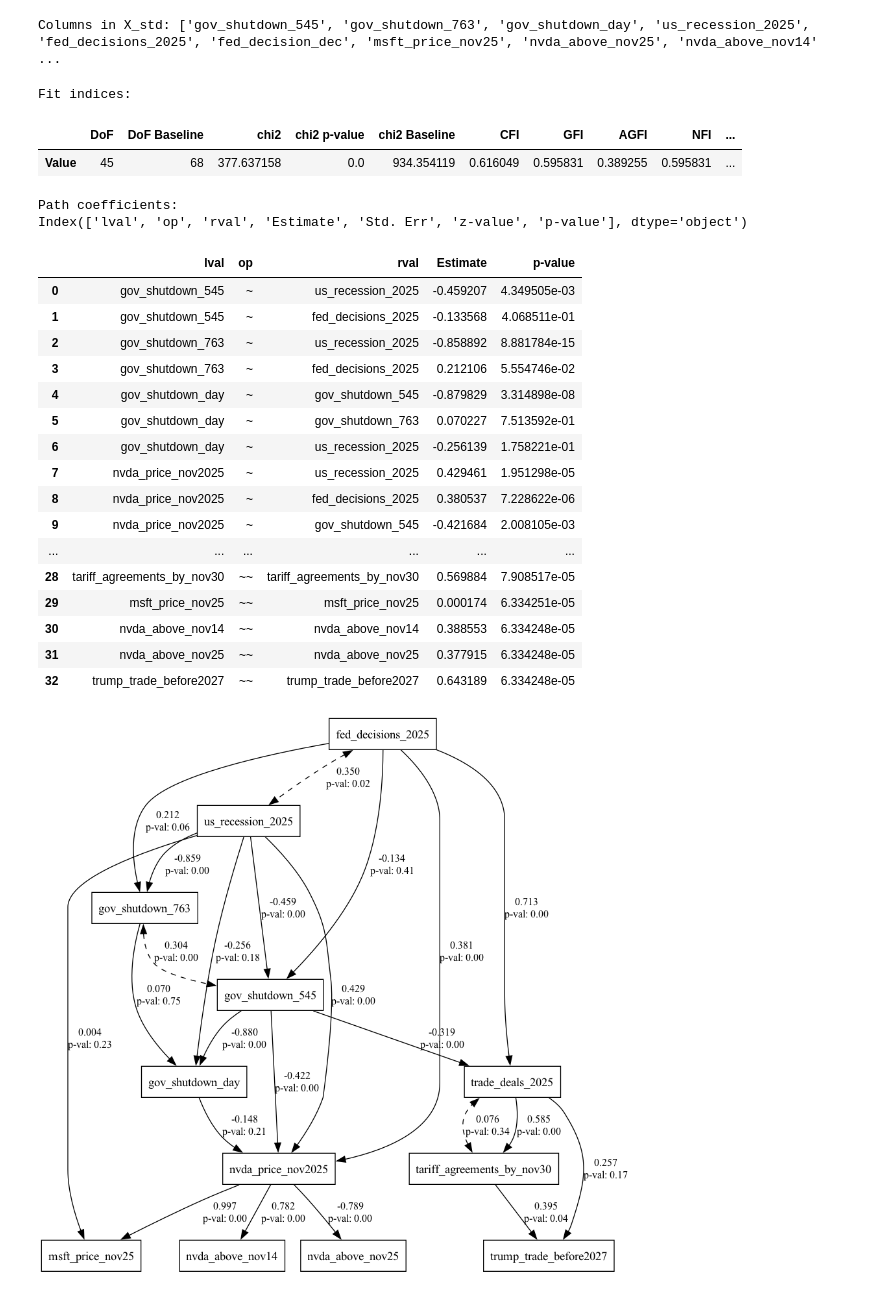
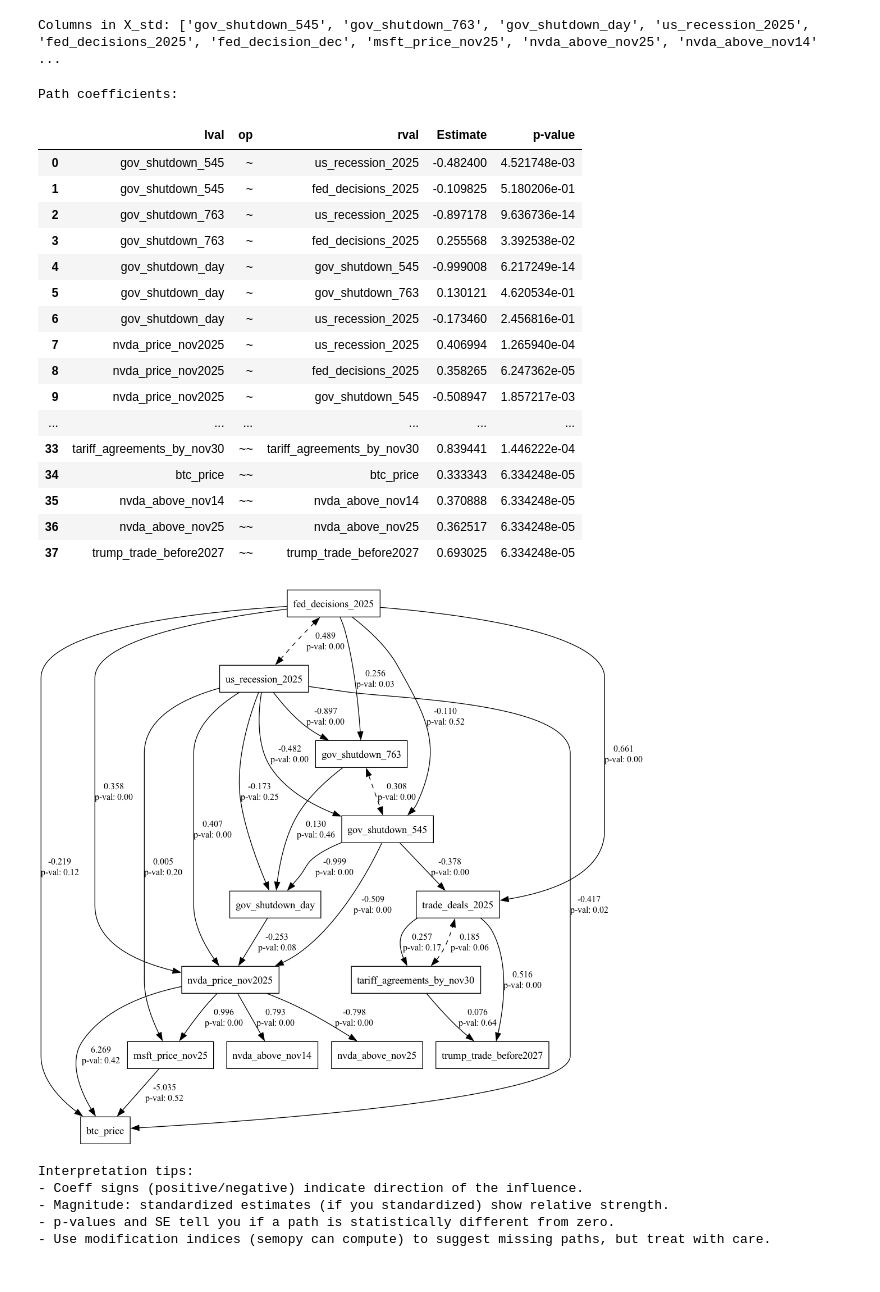
Before and after one commit to Ismailabdulraheem/PolyMarket-Analysis, a Jupyter notebook: Path Analysis.ipynb, the cells around one changed output. Cells and saved outputs as stored; diff of their text form; code cells hidden in the pictures.

```diff
--- a/Path Analysis.ipynb
+++ b/Path Analysis.ipynb
@@ -44,3 +44,19 @@ def fetch_polymarket_prices(clob_token_id, interval="max"):
     df["date"] = pd.to_datetime(df["t"], unit="s").dt.date
     df = df.groupby("date")["p"].mean().reset_index().rename(columns={"p": "price"})
     return df
+
+def get_btc_data(days):
+    url = f"https://api.coingecko.com/api/v3/coins/bitcoin/market_chart?vs_currency=usd&days={days}"
+    r = requests.get(url)
+    data = r.json()
+    prices = pd.DataFrame(data["prices"], columns=["ts", "btc_price"])
+    vols   = pd.DataFrame(data["total_volumes"], columns=["ts", "btc_volume"])
+    mcap   = pd.DataFrame(data["market_caps"], columns=["ts", "btc_mcap"])
+    df = prices.merge(vols, on="ts").merge(mcap, on="ts")
+    df["date"] = pd.to_datetime(df["ts"], unit="ms").dt.date
+    df = df[["date", "btc_price", "btc_volume", "btc_mcap"]]
+    df_daily = (df.groupby("date").agg(btc_price=("btc_price", "mean"),btc_volume=("btc_volume", "sum"),btc_mcap=("btc_mcap", "mean"),).reset_index())
+    return df_daily
+
+btc = get_btc_data(31)
+btc.head()
@@ -55,6 +78,9 @@ for name, d in dfs.items():
         df_merged = d.copy()
     else:
         df_merged = pd.merge(df_merged, d, on="date", how="outer")
+
+btc = get_btc_data(31)
+df_merged = pd.merge(df_merged, btc, on="date", how="outer")
 df_merged["date"] = pd.to_datetime(df_merged["date"], errors="coerce")
 df_merged = df_merged.sort_values("date").reset_index(drop=True)
 df_merged = df_merged.set_index("date")
@@ -74,6 +100,5 @@ display(df_merged.head())
 # %%
-from sklearn.preprocessing import StandardScaler
-observed_vars = list(dfs.keys())
+observed_vars = list(dfs.keys()) + ["btc_price"]
 print("Using observed vars:", observed_vars)
 
 df_sem = df_merged.copy()
@@ -123,48 +150,44 @@ print("Columns in X_std:", list(X_std.columns))
 # %% [output]
 Columns in X_std: ['gov_shutdown_545', 'gov_shutdown_763', 'gov_shutdown_day', 'us_recession_2025', 'fed_decisions_2025', 'fed_decision_dec', 'msft_price_nov25', 'nvda_above_nov25', 'nvda_above_nov14' ...
 # %%
-
-
-print("\nFit indices:")
+model = Model(model_desc)
+model.fit(X_std)
 stats = calc_stats(model)
-display(stats)
-
 print("\nPath coefficients:")
 params = model.inspect()
-print(params.columns)
 
 cols_to_show = [c for c in ['lval', 'op', 'rval', 'Estimate', 'SE', 'p-value'] if c in params.columns]
 display(params[cols_to_show])
 
 semplot(model, "sem_model_graph.png", plot_covs=True)
-from IPython.display import Image
 display(Image(filename="sem_model_graph.png"))
 print("\nInterpretation tips:")
 print("- Coeff signs (positive/negative) indicate direction of the influence.")
 print("- Magnitude: standardized estimates (if you standardized) show relative strength.")
 print("- p-values and SE tell you if a path is statistically different from zero.")
 print("- Use modification indices (semopy can compute) to suggest missing paths, but treat with care.")
 # %% [output]
-Fit indices:
+Path coefficients:
-|  | DoF | DoF Baseline | chi2 | chi2 p-value | chi2 Baseline | CFI | GFI | AGFI | NFI | ... |
-| Value | 45 | 68 | 377.637158 | 0.0 | 934.354119 | 0.616049 | 0.595831 | 0.389255 | 0.595831 | ... |
+|  | lval | op | rval | Estimate | p-value |
+| 0 | gov_shutdown_545 | ~ | us_recession_2025 | -0.482400 | 4.521748e-03 |
+| 1 | gov_shutdown_545 | ~ | fed_decisions_2025 | -0.109825 | 5.180206e-01 |
+| 2 | gov_shutdown_763 | ~ | us_recession_2025 | -0.897178 | 9.636736e-14 |
+| 3 | gov_shutdown_763 | ~ | fed_decisions_2025 | 0.255568 | 3.392538e-02 |
+| 4 | gov_shutdown_day | ~ | gov_shutdown_545 | -0.999008 | 6.217249e-14 |
+| 5 | gov_shutdown_day | ~ | gov_shutdown_763 | 0.130121 | 4.620534e-01 |
+| 6 | gov_shutdown_day | ~ | us_recession_2025 | -0.173460 | 2.456816e-01 |
+| 7 | nvda_price_nov2025 | ~ | us_recession_2025 | 0.406994 | 1.265940e-04 |
+| 8 | nvda_price_nov2025 | ~ | fed_decisions_2025 | 0.358265 | 6.247362e-05 |
+| 9 | nvda_price_nov2025 | ~ | gov_shutdown_545 | -0.508947 | 1.857217e-03 |
+| ... | ... | ... | ... | ... | ... |
+| 33 | tariff_agreements_by_nov30 | ~~ | tariff_agreements_by_nov30 | 0.839441 | 1.446222e-04 |
+| 34 | btc_price | ~~ | btc_price | 0.333343 | 6.334248e-05 |
+| 35 | nvda_above_nov14 | ~~ | nvda_above_nov14 | 0.370888 | 6.334248e-05 |
+| 36 | nvda_above_nov25 | ~~ | nvda_above_nov25 | 0.362517 | 6.334248e-05 |
+| 37 | trump_trade_before2027 | ~~ | trump_trade_before2027 | 0.693025 | 6.334248e-05 |
+[figure, new version]
-Path coefficients:
-Index(['lval', 'op', 'rval', 'Estimate', 'Std. Err', 'z-value', 'p-value'], dtype='object')
+Interpretation tips:
+- Coeff signs (positive/negative) indicate direction of the influence.
+- Magnitude: standardized estimates (if you standardized) show relative strength.
+- p-values and SE tell you if a path is statistically different from zero.
+- Use modification indices (semopy can compute) to suggest missing paths, but treat with care.
-|  | lval | op | rval | Estimate | p-value |
-| 0 | gov_shutdown_545 | ~ | us_recession_2025 | -0.459207 | 4.349505e-03 |
-| 1 | gov_shutdown_545 | ~ | fed_decisions_2025 | -0.133568 | 4.068511e-01 |
-| 2 | gov_shutdown_763 | ~ | us_recession_2025 | -0.858892 | 8.881784e-15 |
-| 3 | gov_shutdown_763 | ~ | fed_decisions_2025 | 0.212106 | 5.554746e-02 |
-| 4 | gov_shutdown_day | ~ | gov_shutdown_545 | -0.879829 | 3.314898e-08 |
-| 5 | gov_shutdown_day | ~ | gov_shutdown_763 | 0.070227 | 7.513592e-01 |
-| 6 | gov_shutdown_day | ~ | us_recession_2025 | -0.256139 | 1.758221e-01 |
-| 7 | nvda_price_nov2025 | ~ | us_recession_2025 | 0.429461 | 1.951298e-05 |
-| 8 | nvda_price_nov2025 | ~ | fed_decisions_2025 | 0.380537 | 7.228622e-06 |
-| 9 | nvda_price_nov2025 | ~ | gov_shutdown_545 | -0.421684 | 2.008105e-03 |
-| ... | ... | ... | ... | ... | ... |
-| 28 | tariff_agreements_by_nov30 | ~~ | tariff_agreements_by_nov30 | 0.569884 | 7.908517e-05 |
-| 29 | msft_price_nov25 | ~~ | msft_price_nov25 | 0.000174 | 6.334251e-05 |
-| 30 | nvda_above_nov14 | ~~ | nvda_above_nov14 | 0.388553 | 6.334248e-05 |
-| 31 | nvda_above_nov25 | ~~ | nvda_above_nov25 | 0.377915 | 6.334248e-05 |
-| 32 | trump_trade_before2027 | ~~ | trump_trade_before2027 | 0.643189 | 6.334248e-05 |
-[figure, old version]
```
Also changed, not shown: parts of 7 cells of this notebook, 2 other files.
